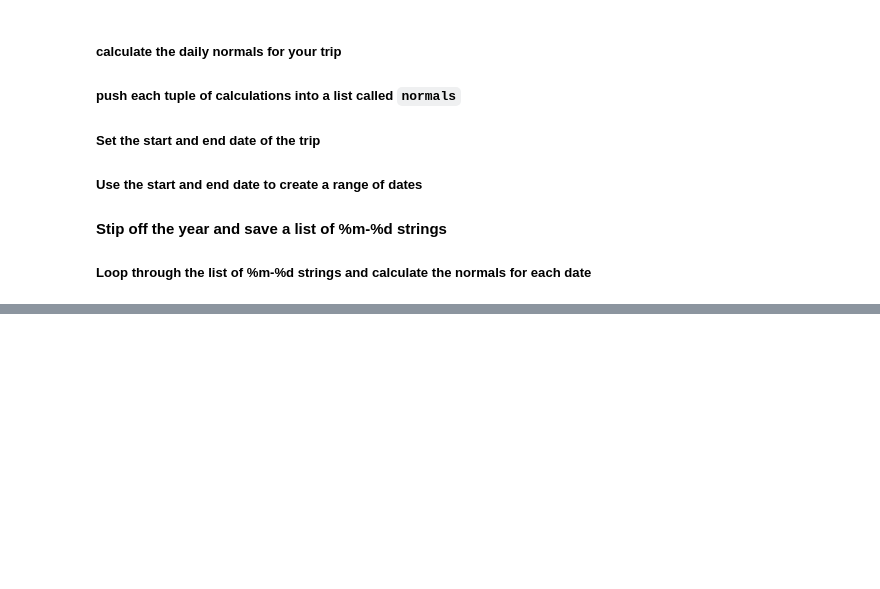
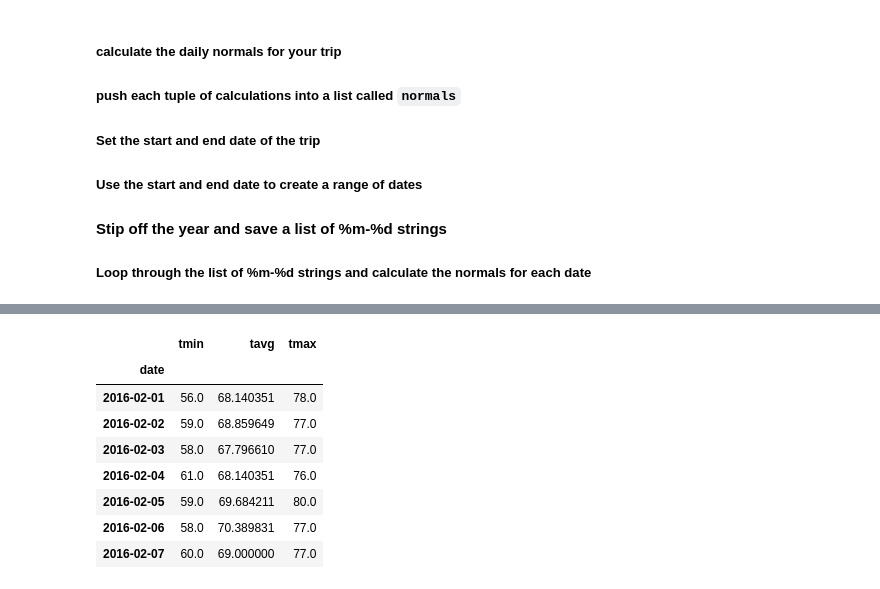
Before and after one commit to pparashar68/sqlalchemy-challenge, a Jupyter notebook: climate_starter.ipynb, the cells around one changed output, grey strips where cells are left out. Cells and saved outputs as stored; diff of their text form; code cells hidden in the pictures; blank space fills up the shorter version.

```diff
--- a/climate_starter.ipynb
+++ b/climate_starter.ipynb
@@ -298,4 +383,18 @@ for row in hist_date:
 # %%
 # Load the previous query results into a Pandas DataFrame and add the `trip_dates` range as the `date` index
+df_normals = pd.DataFrame(normals,columns=['tmin','tavg','tmax'])
+df_normals['date'] = tripdates
+df_normals = df_normals.set_index("date")
+df_normals
+# %% [output]
+|  | tmin | tavg | tmax |
+| date |  |  |  |
+| 2016-02-01 | 56.0 | 68.140351 | 78.0 |
+| 2016-02-02 | 59.0 | 68.859649 | 77.0 |
+| 2016-02-03 | 58.0 | 67.796610 | 77.0 |
+| 2016-02-04 | 61.0 | 68.140351 | 76.0 |
+| 2016-02-05 | 59.0 | 69.684211 | 80.0 |
+| 2016-02-06 | 58.0 | 70.389831 | 77.0 |
+| 2016-02-07 | 60.0 | 69.000000 | 77.0 |
 # %%
 # Plot the daily normals as an area plot with `stacked=False`
```
Also changed, not shown: parts of 20 cells of this notebook.
